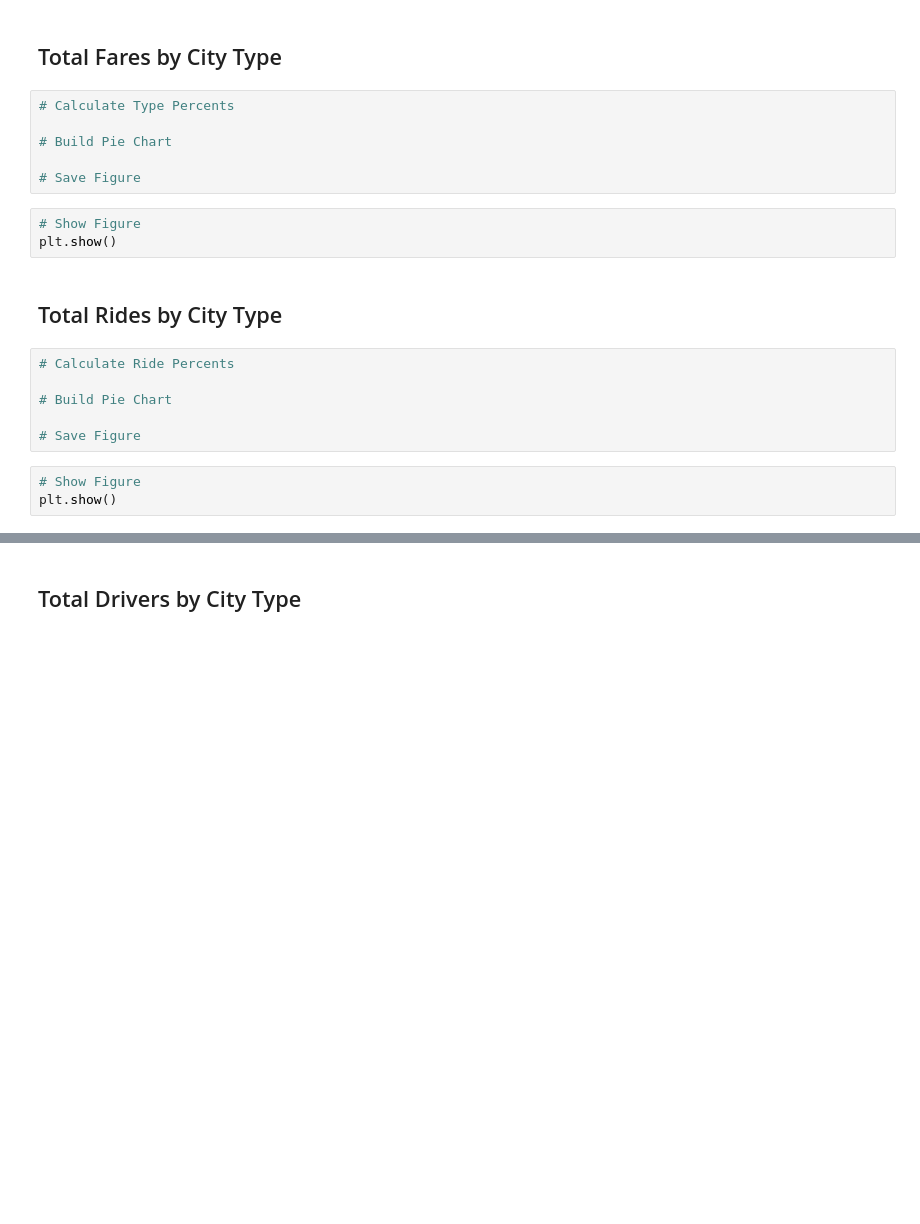
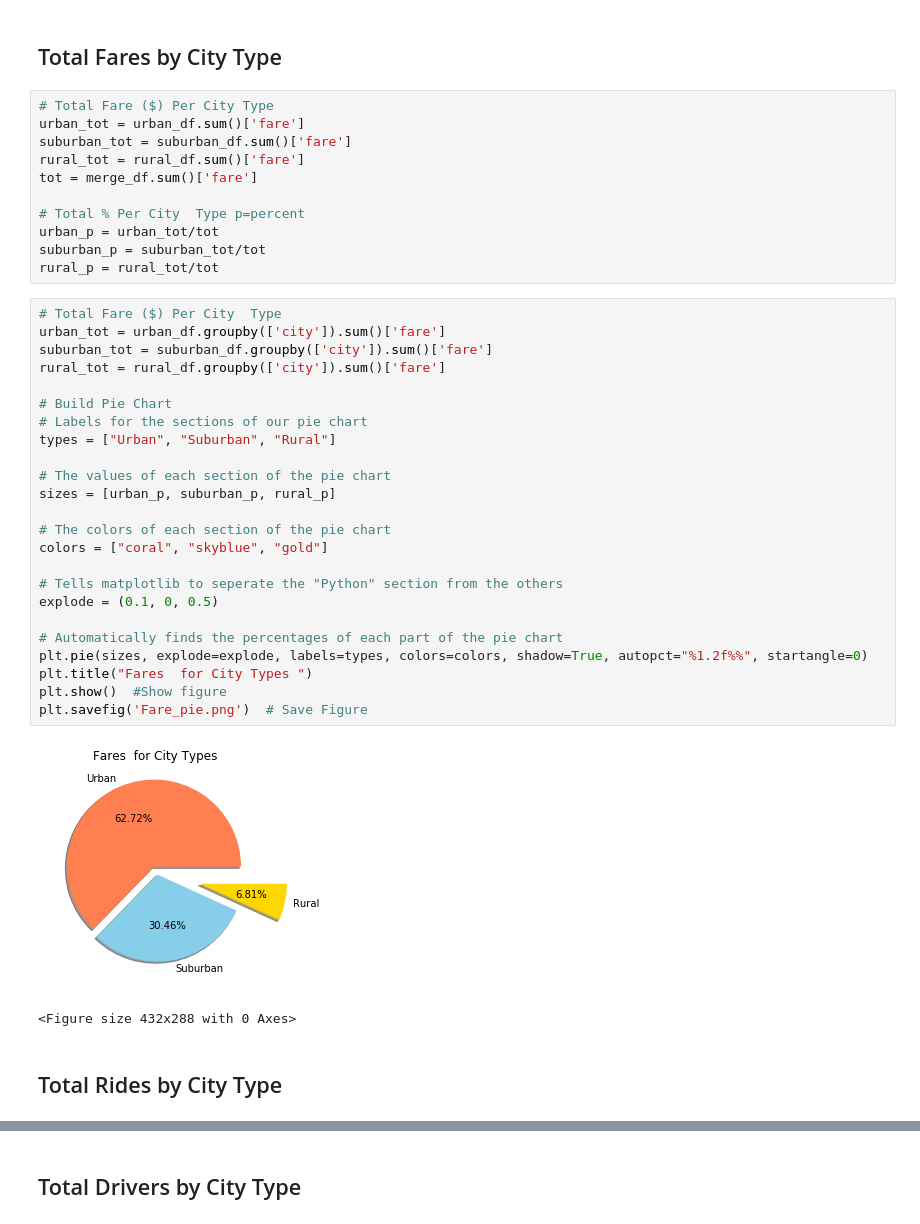
Before and after one commit to ChiAmyC0987/05-HMWK-MATPLOT-CC, a Jupyter notebook: main.ipynb, the cells around one changed output, grey strips where cells are left out. Drawn from its saved outputs; the diff is of its cells as text; blank space fills up the shorter version.

```diff
--- a/main.ipynb
+++ b/main.ipynb
@@ -77,22 +75,42 @@ plt.show()
 # %% [markdown]
 ## Total Fares by City Type
-# %%
-# Calculate Type Percents
-
-# Build Pie Chart
-
-# Save Figure
-# %%
-# Show Figure
-plt.show()
+# %%
+# Total Fare ($) Per City Type
+urban_tot = urban_df.sum()['fare']
+suburban_tot = suburban_df.sum()['fare']
+rural_tot = rural_df.sum()['fare']
+tot = merge_df.sum()['fare']
+
+# Total % Per City  Type p=percent
+urban_p = urban_tot/tot
+suburban_p = suburban_tot/tot
+rural_p = rural_tot/tot
+# %%
+# Total Fare ($) Per City  Type
+urban_tot = urban_df.groupby(['city']).sum()['fare']
+suburban_tot = suburban_df.groupby(['city']).sum()['fare']
+rural_tot = rural_df.groupby(['city']).sum()['fare']
+
+# Build Pie Chart
+# Labels for the sections of our pie chart
+types = ["Urban", "Suburban", "Rural"]
+
+# The values of each section of the pie chart
+sizes = [urban_p, suburban_p, rural_p]
+
+# The colors of each section of the pie chart
+colors = ["coral", "skyblue", "gold"]
+
+# Tells matplotlib to seperate the "Python" section from the others
+explode = (0.1, 0, 0.5)
+
+# Automatically finds the percentages of each part of the pie chart
+plt.pie(sizes, explode=explode, labels=types, colors=colors, shadow=True, autopct="%1.2f%%", startangle=0)
+plt.title("Fares  for City Types ")
+plt.show()  #Show figure
+plt.savefig('Fare_pie.png')  # Save Figure
+# %% [output]
+[figure, added]
+<Figure size 432x288 with 0 Axes>
 # %% [markdown]
 ## Total Rides by City Type
-# %%
-# Calculate Ride Percents
-
-# Build Pie Chart
-
-# Save Figure
-# %%
-# Show Figure
-plt.show()
```
Also changed, not shown: parts of 9 cells of this notebook.
